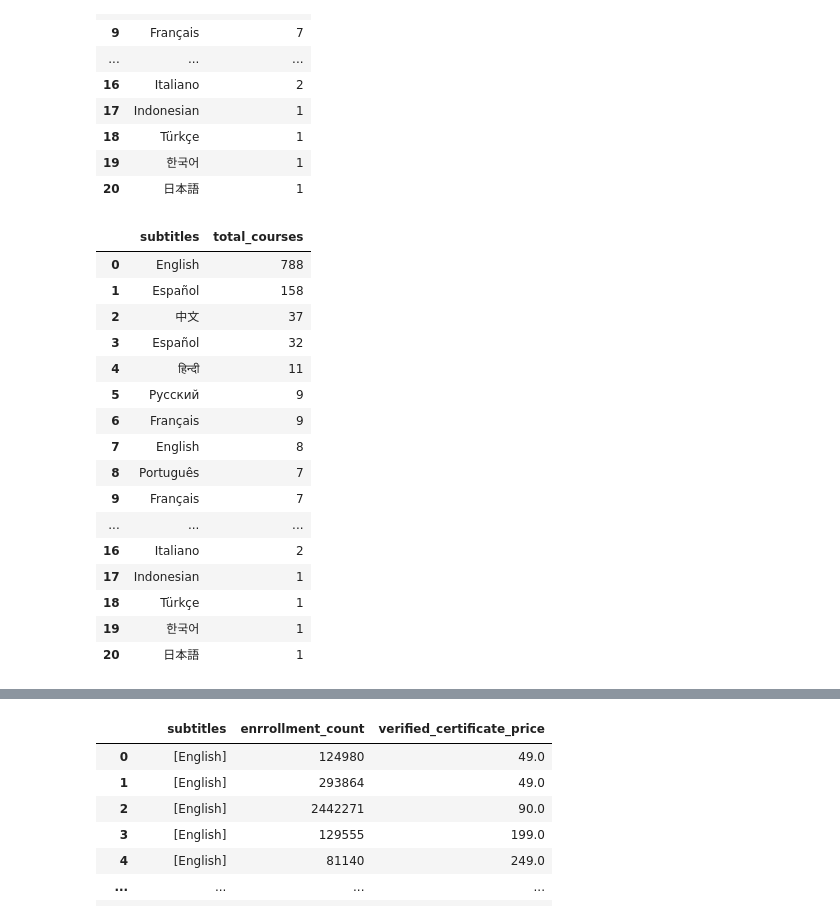
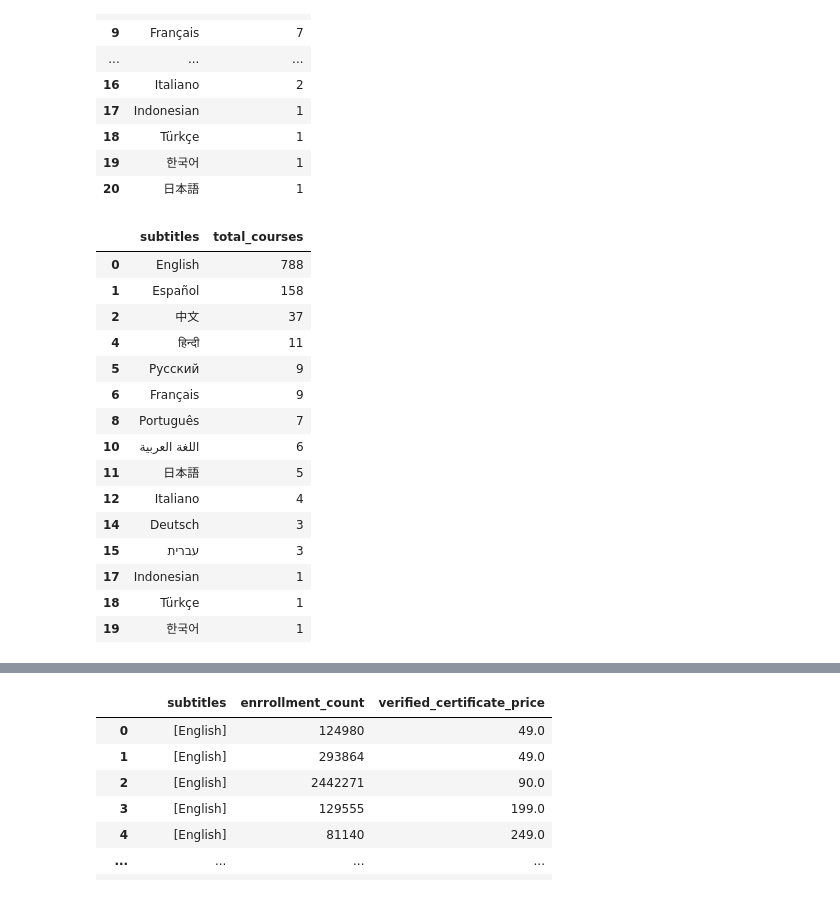
Before and after one commit to HolyGrace/MOOCalytics, a Jupyter notebook: notebooks/EDA.ipynb, the cells around one changed output, grey strips where cells are left out. Cells and saved outputs as stored; diff of their text form; code cells hidden in the pictures.

```diff
--- a/notebooks/EDA.ipynb
+++ b/notebooks/EDA.ipynb
@@ -150,7 +150,7 @@ memory usage: 23.8+ MB
 # %% [markdown]
 ## edX
 # %%
-edx_data_raw = pd.read_csv("../data/edx_courses.csv")
+edx_data_raw = pd.read_csv("../data/raw/edx_courses.csv")
 edx_data_raw
 # %% [output]
 |  | title | summary | n_enrolled | course_type | institution | instructors | Level | subject | language | ... |
@@ -904,23 +970,25 @@ sub_frequency
 | 20 | 日本語 | 1 |
 # %%
 sub_frequency['subtitles'] = sub_frequency['subtitles'].apply(lambda x: x.strip())
-sub_frequency.drop_duplicates(subset='subtitles')
+sub_frequency.drop_duplicates(subset='subtitles', inplace=True)
+
+sub_frequency['subtitles'] = sub_frequency['subtitles'].replace({})
+
 sub_frequency
 # %% [output]
 |  | subtitles | total_courses |
 | 0 | English | 788 |
 | 1 | Español | 158 |
 | 2 | 中文 | 37 |
-| 3 | Español | 32 |
 | 4 | हिन्दी | 11 |
 | 5 | Русский | 9 |
 | 6 | Français | 9 |
-| 7 | English | 8 |
 | 8 | Português | 7 |
-| 9 | Français | 7 |
-| ... | ... | ... |
-| 16 | Italiano | 2 |
+| 10 | اللغة العربية | 6 |
+| 11 | 日本語 | 5 |
+| 12 | Italiano | 4 |
+| 14 | Deutsch | 3 |
+| 15 | עברית | 3 |
 | 17 | Indonesian | 1 |
 | 18 | Türkçe | 1 |
 | 19 | 한국어 | 1 |
-| 20 | 日本語 | 1 |
```
Also changed, not shown: parts of 35 cells of this notebook.
